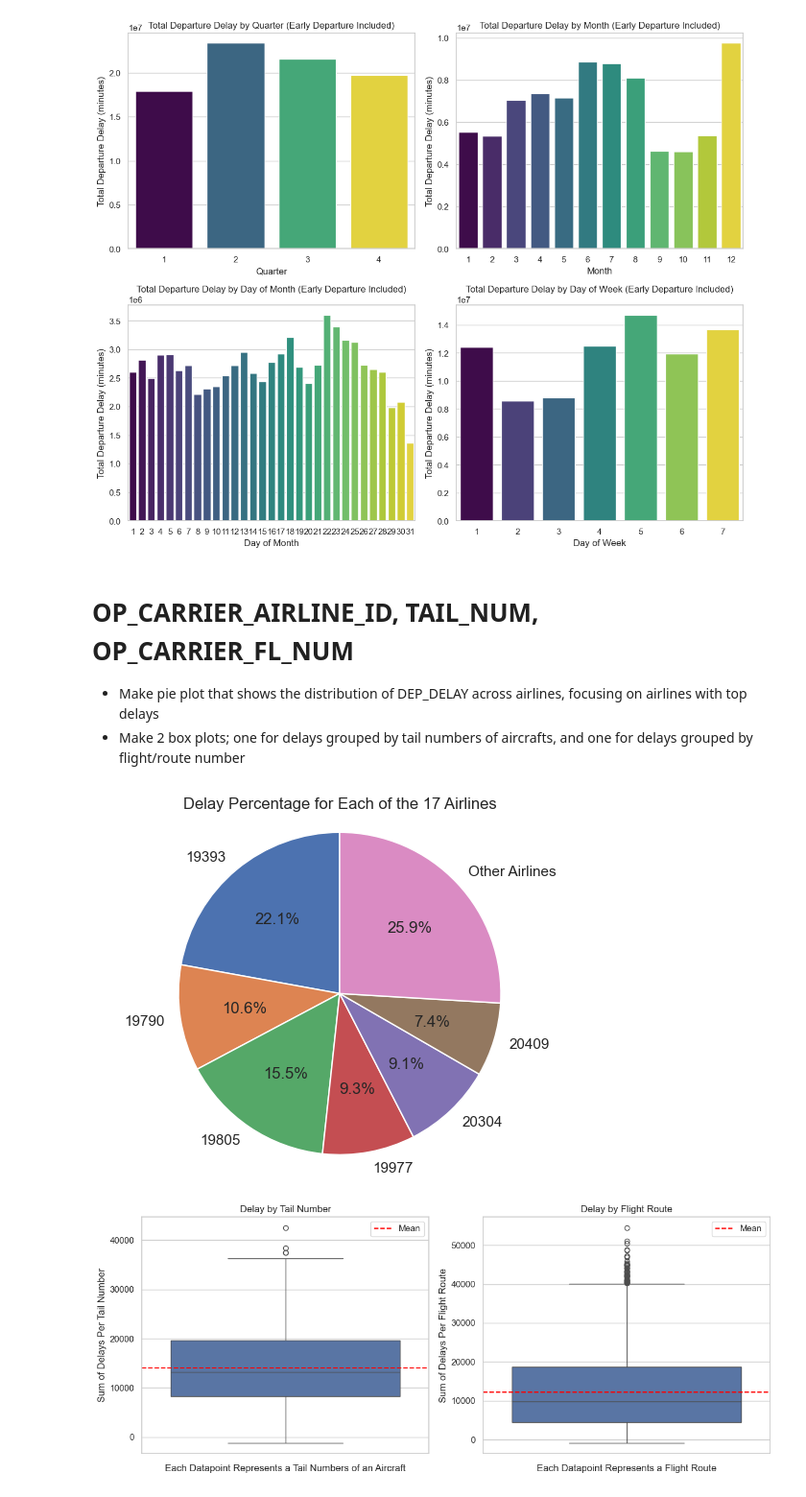
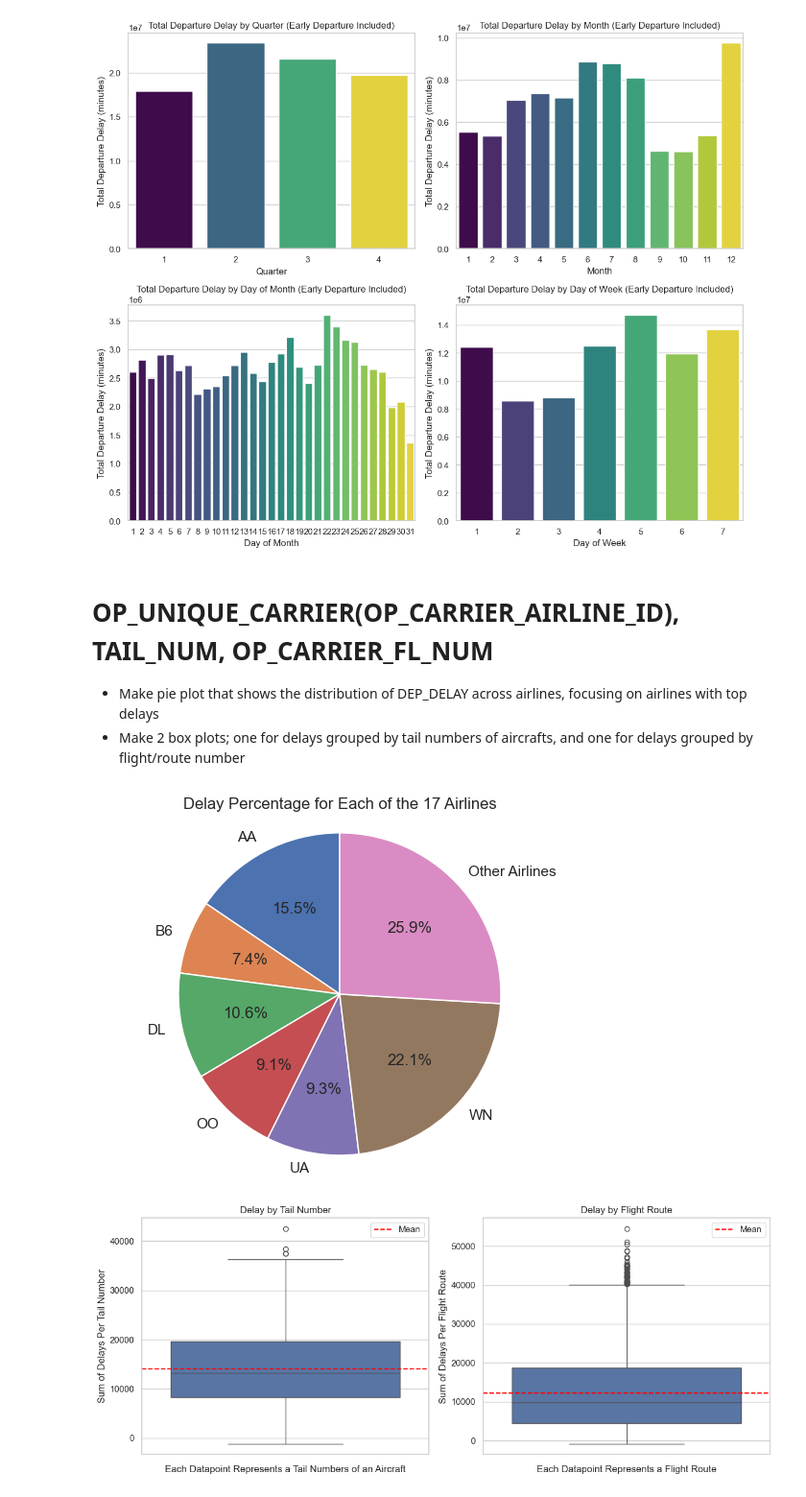
Before and after one commit to MohammedGuniem/Prediction-of-On-time-Flight-Performance, a Jupyter notebook: notebooks/Visualization.ipynb, the cells around one changed output. Shown at 96% size. Drawn from its saved outputs; the diff is of its cells as text; code cells hidden in the pictures.

```diff
--- a/notebooks/Visualization.ipynb
+++ b/notebooks/Visualization.ipynb
@@ -100,45 +100,45 @@ plt.show()
 # %% [output]
 [figure]
 # %% [markdown]
-# OP_CARRIER_AIRLINE_ID, TAIL_NUM, OP_CARRIER_FL_NUM
+# OP_UNIQUE_CARRIER(OP_CARRIER_AIRLINE_ID), TAIL_NUM, OP_CARRIER_FL_NUM
 - Make pie plot that shows the distribution of DEP_DELAY across airlines, focusing on airlines with top delays
 - Make 2 box plots; one for delays grouped by tail numbers of aircrafts, and one for delays grouped by flight/route number
 # %%
-# Group by OP_CARRIER_AIRLINE_ID and sum DEP_DELAY
-delay_per_OP_CARRIER_AIRLINE_ID  = df.groupby('OP_CARRIER_AIRLINE_ID')['DEP_DELAY'].sum().reset_index()
+# Group by OP_UNIQUE_CARRIER and sum DEP_DELAY
+delay_per_OP_UNIQUE_CARRIER  = df.groupby('OP_UNIQUE_CARRIER')['DEP_DELAY'].sum().reset_index()
 
 # Sample data
-labels = delay_per_OP_CARRIER_AIRLINE_ID['OP_CARRIER_AIRLINE_ID']
-sizes = delay_per_OP_CARRIER_AIRLINE_ID['DEP_DELAY']
+labels = delay_per_OP_UNIQUE_CARRIER['OP_UNIQUE_CARRIER']
+sizes = delay_per_OP_UNIQUE_CARRIER['DEP_DELAY']
 
 # Calculate percentages
 total = sum(sizes)
 percentages = [size / total * 100 for size in sizes]
 
 # Separate large categories and calculate the "Others" category
 filtered_labels = []
 filtered_sizes = []
 others_size = 0
 
 for label, size, percentage in zip(labels, sizes, percentages):
     if percentage > 7:
         filtered_labels.append(label)
         filtered_sizes.append(size)
     else:
         others_size += size
 
 # If there are any "Others", add them to the filtered data
 if others_size > 0:
     filtered_labels.append('Other Airlines')
     filtered_sizes.append(others_size)
 
 # Create a pie plot
 plt.pie(filtered_sizes, labels=filtered_labels, autopct='%1.1f%%', startangle=90)
 plt.title(f'Delay Percentage for Each of the {len(labels)} Airlines')
 plt.axis('equal')  # Equal aspect ratio ensures that pie is drawn as a circle.
 plt.show()
 # %% [output]
-[figure, old version]
+[figure, new version]
 # %%
 # Set up the figure and axes
 fig, axes = plt.subplots(1, 2, figsize=(12, 5))
```
Also changed, not shown: parts of 16 cells of this notebook.
